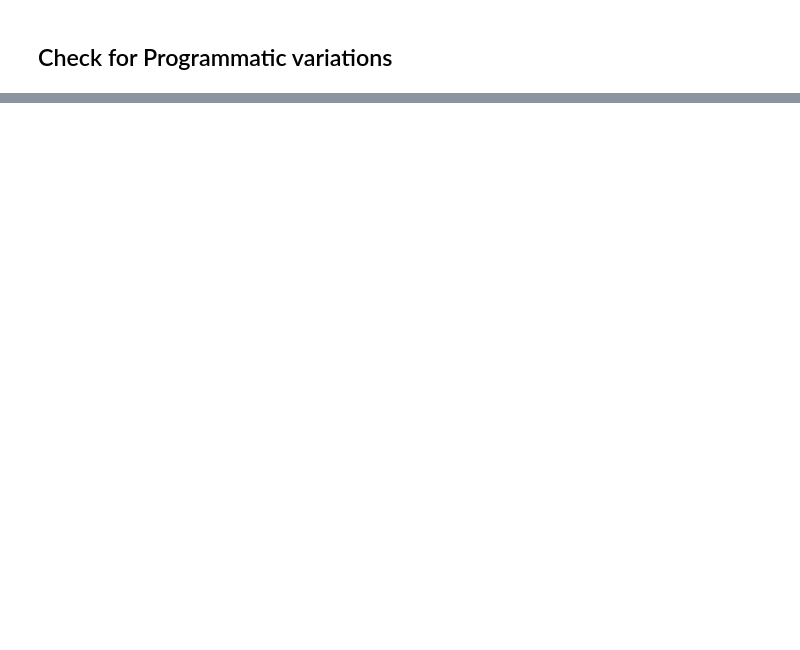
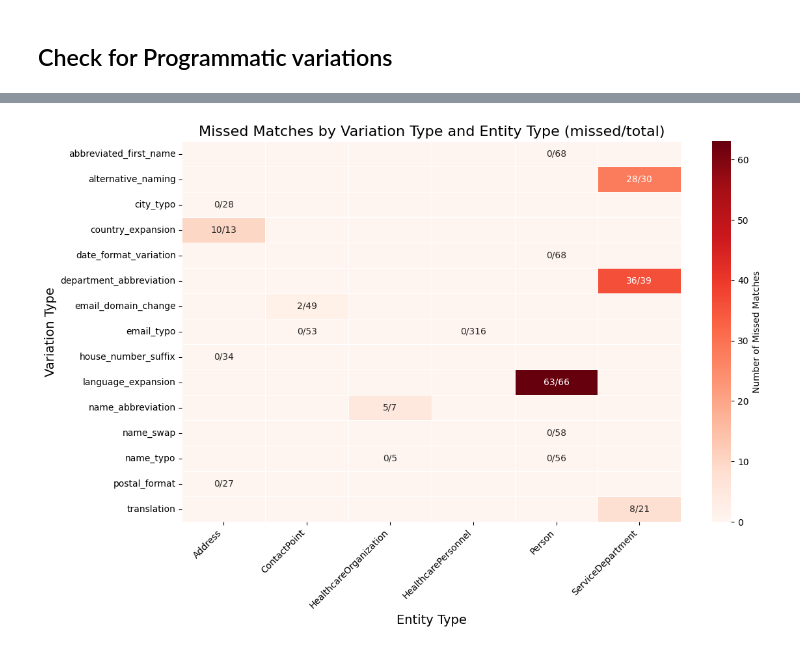
Before and after one commit to Timszy/entity-deduplication-hack-main, a Jupyter notebook: EvaluateProgrammaticVariations.ipynb, the cells around one changed output, grey strips where cells are left out. Drawn from its saved outputs; the diff is of its cells as text; code cells hidden in the pictures; blank space fills up the shorter version.

```diff
--- a/EvaluateProgrammaticVariations.ipynb
+++ b/EvaluateProgrammaticVariations.ipynb
@@ -10,10 +10,11 @@ golden_standard = pd.read_csv('data/prog_data/updated_golden_standard_duplicates
 # Load both match files
 match_files = {
     'Hacky': json.load(open('matches/matchesHacky.json', 'r')),
-    #'Sent_revised': json.load(open('matches/Sent_revised.json', 'r')),
+    'TransE': json.load(open('matches/HybridTransE_alpha_0.5.json', 'r')),
     'Distmult': json.load(open('matches/HybridDistmult_filtered.json', 'r')),
+    'Sent_filtered2': json.load(open('matches/SentenceEmbedding_filterednew.json', 'r')),
+    'Sent_filtered': json.load(open('matches/SentenceEmbedding_filtered.json', 'r')),
     'Node2vec': json.load(open('matches/HybridNode2vec_filtered.json', 'r')),
-    'Sent_filtered': json.load(open('matches/SentenceEmbedding_filtered.json', 'r')),
 }
 
 def extract_uuid(uri):
@@ -156,0 +148,6 @@ Number of matched pairs in DistLit: 0 / 789 Percentage Matched (%): 0.00
+# %%
+# Find all golden standard matches that were NOT found by the last algorithm run in the loop
+missed_rows = golden_standard[~golden_standard.index.isin(matched_rows.index)]
+
+print(f"Number of missed matches: {len(missed_rows)}")
+missed_rows.head()  # Show a sample
@@ -156,0 +162,38 @@ Number of matched pairs in DistLit: 0 / 789 Percentage Matched (%): 0.00
+# %%
+import matplotlib.pyplot as plt
+import seaborn as sns
+import numpy as np
+
+# Calculate missed and total counts
+missed_counts = missed_rows.groupby(['variation_type', 'entity_type']).size().unstack(fill_value=0)
+total_counts = golden_standard.groupby(['variation_type', 'entity_type']).size().unstack(fill_value=0)
+
+# Ensure both have the same index and columns
+all_index = total_counts.index.union(missed_counts.index)
+all_columns = total_counts.columns.union(missed_counts.columns)
+missed_counts = missed_counts.reindex(index=all_index, columns=all_columns, fill_value=0)
+total_counts = total_counts.reindex(index=all_index, columns=all_columns, fill_value=0)
+
+# Create annotation matrix like "missed/total"
+annot = missed_counts.astype(str) + "/" + total_counts.astype(str)
+# Replace "0/0" with empty string for clarity
+annot = annot.where(total_counts != 0, "")
+
+plt.figure(figsize=(12, 8))
+sns.heatmap(
+    missed_counts,
+    annot=annot,
+    fmt="",
+    cmap="Reds",
+    linewidths=.5,
+    cbar_kws={'label': 'Number of Missed Matches'}
+)
+plt.title("Missed Matches by Variation Type and Entity Type (missed/total)", fontsize=16)
+plt.ylabel("Variation Type", fontsize=14)
+plt.xlabel("Entity Type", fontsize=14)
+plt.xticks(rotation=45, ha='right')
+plt.yticks(rotation=0)
+plt.tight_layout()
+plt.show()
+# %% [output]
+[figure, added]
```
Also changed, not shown: parts of 4 cells of this notebook, 5 other files.
